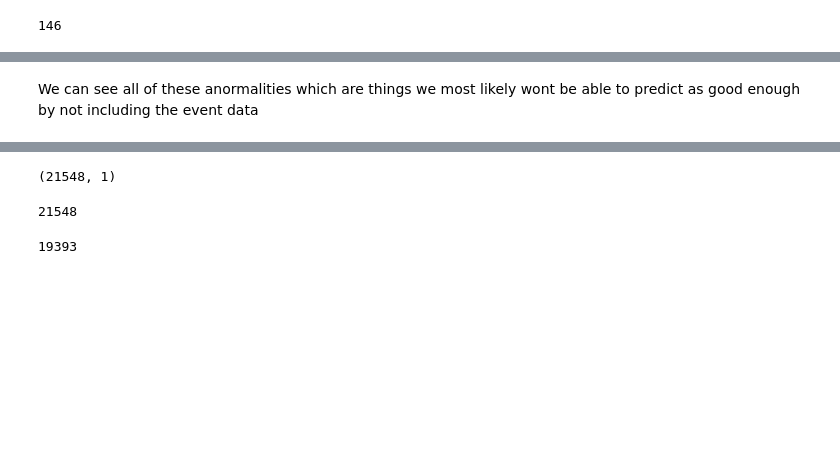
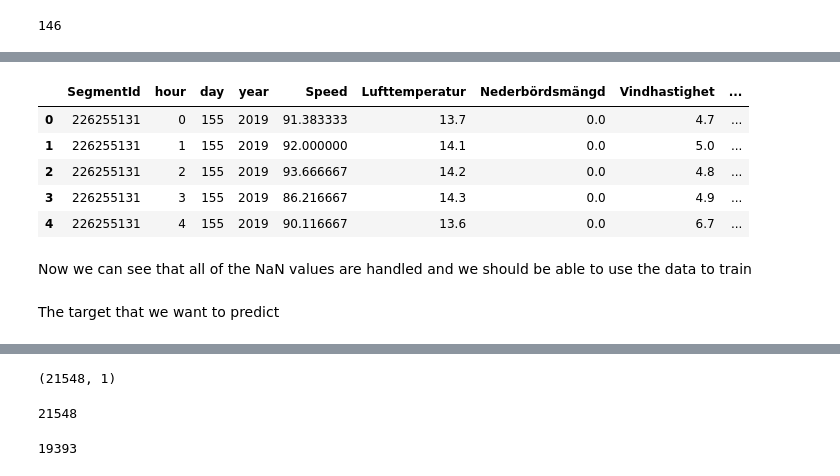
Before and after one commit to andrehoejmark/AVG-Speed-Prediction-of-cars-based-on-road-events, a Jupyter notebook: Prediction of AVG Speed.ipynb, the cells around one changed output, grey strips where cells are left out. Saved outputs shown, nothing was run; the diff lists cells and outputs as text; code cells hidden in the pictures; blank space fills up the shorter version.

```diff
--- a/Prediction of AVG Speed.ipynb
+++ b/Prediction of AVG Speed.ipynb
@@ -83,4 +196,20 @@ We know these missing values are the first ones in the data set because we can't
+# %%
+segment_speeds_weather['Lufttemperatur'] = segment_speeds_weather['Lufttemperatur'].interpolate(method='linear', limit_direction='forward', axis=0)
+segment_speeds_weather['Nederbördsmängd'] = segment_speeds_weather['Nederbördsmängd'].interpolate(method='linear', limit_direction='forward', axis=0)
+segment_speeds_weather['Vindhastighet'] = segment_speeds_weather['Vindhastighet'].interpolate(method='linear', limit_direction='forward', axis=0)
+segment_speeds_weather['Snödjup'] = segment_speeds_weather['Snödjup'].fillna(0)
+# %%
+segment_speeds_weather.head(5)
+# %% [output]
+|  | SegmentId | hour | day | year | Speed | Lufttemperatur | Nederbördsmängd | Vindhastighet | ... |
+| 0 | 226255131 | 0 | 155 | 2019 | 91.383333 | 13.7 | 0.0 | 4.7 | ... |
+| 1 | 226255131 | 1 | 155 | 2019 | 92.000000 | 14.1 | 0.0 | 5.0 | ... |
+| 2 | 226255131 | 2 | 155 | 2019 | 93.666667 | 14.2 | 0.0 | 4.8 | ... |
+| 3 | 226255131 | 3 | 155 | 2019 | 86.216667 | 14.3 | 0.0 | 4.9 | ... |
+| 4 | 226255131 | 4 | 155 | 2019 | 90.116667 | 13.6 | 0.0 | 6.7 | ... |
+# %% [markdown]
+Now we can see that all of the NaN values are handled and we should be able to use the data to train
+# %% [markdown]
+The target that we want to predict
 # %%
 target_names = ['Speed']
-# %% [markdown]
-We can see all of these anormalities which are things we most likely wont be able to predict as good enough by not including the event data
```
Also changed, not shown: parts of 65 cells of this notebook, 3 other files.
